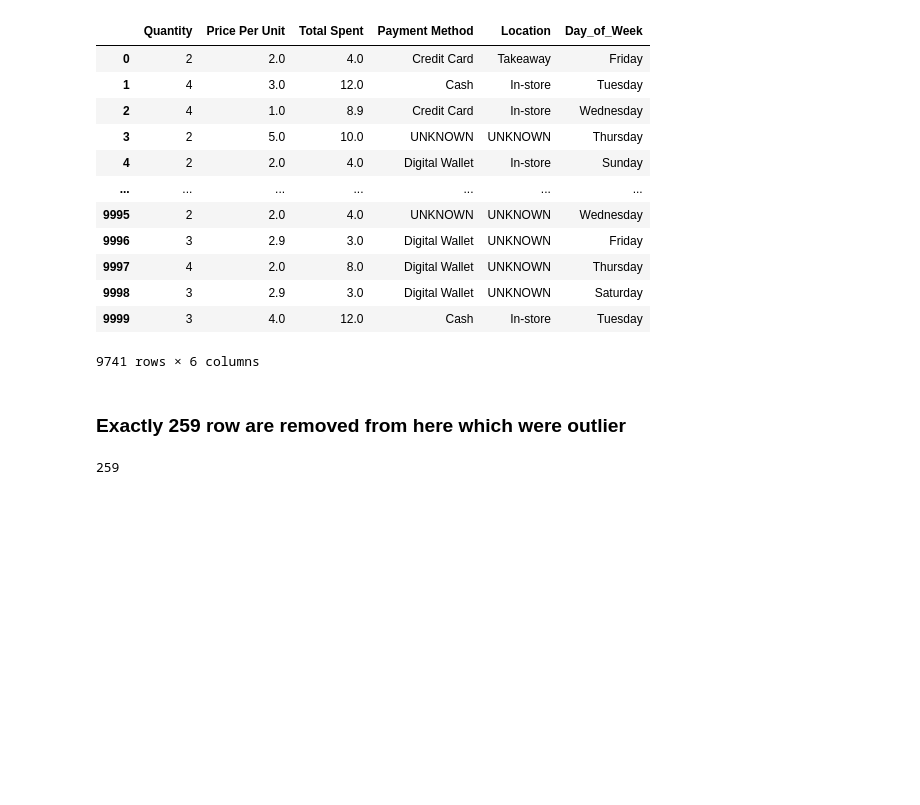
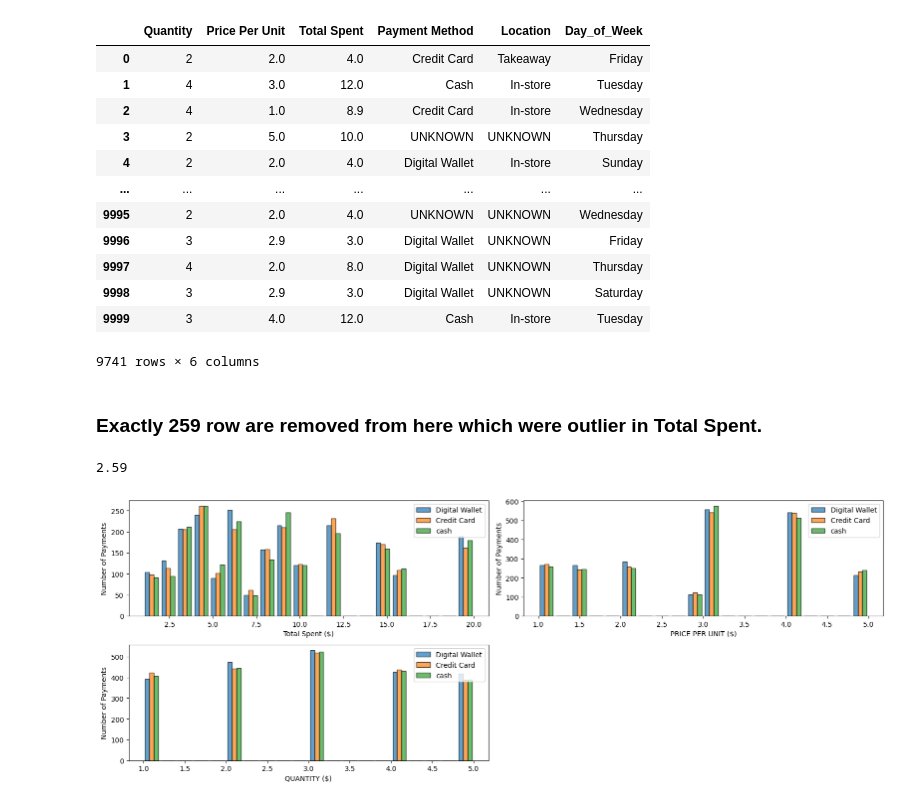
Before and after one commit to dewang002/EDA_Cafe, a Jupyter notebook: EDA_cafe_data.ipynb, the cells around one changed output. Saved outputs shown, nothing was run; the diff lists cells and outputs as text; code cells hidden in the pictures; blank space fills up the shorter version.

```diff
--- a/EDA_cafe_data.ipynb
+++ b/EDA_cafe_data.ipynb
@@ -178,8 +173,51 @@ df
 | 9999 | 3 | 4.0 | 12.0 | Cash | In-store | Tuesday |
 9741 rows × 6 columns
 # %% [markdown]
-### Exactly 259 row are removed from here which were outlier
+### Exactly 259 row are removed from here which were outlier in Total Spent.
 # %%
-10000 - len(df)
+259 /10000 *100
 # %% [output]
-259
+2.59
+# %%
+fig, ax = plt.subplots(2,2, figsize=(16,6))
+
+digital = df[df['Payment Method'] == 'Digital Wallet']['Total Spent']
+card = df[df['Payment Method'] == 'Credit Card']['Total Spent']
+cash = df[df['Payment Method'] == 'Cash']['Total Spent']
+
+digitalprice = df[df['Payment Method'] == 'Digital Wallet']['Price Per Unit']
+cardprice = df[df['Payment Method'] == 'Credit Card']['Price Per Unit']
+cashprice = df[df['Payment Method'] == 'Cash']['Price Per Unit']
+
+digitalQ = df[df['Payment Method'] == 'Digital Wallet']['Quantity']
+cardQ = df[df['Payment Method'] == 'Credit Card']['Quantity']
+cashQ = df[df['Payment Method'] == 'Cash']['Quantity']
+
+
+ax[0,0].hist([digital, card, cash], bins=20, stacked=False, alpha=0.7,
+        label=['Digital Wallet', 'Credit Card', 'cash'], edgecolor='black')
+
+ax[0,0].set_xlabel('Total Spent ($)')
+ax[0,0].set_ylabel('Number of Payments')
+ax[0,0].legend()
+
+ax[0,1].hist([digitalprice, cardprice, cashprice], bins=20, stacked=False, alpha=0.7,
+        label=['Digital Wallet', 'Credit Card', 'cash'], edgecolor='black')
+
+ax[0,1].set_xlabel('PRICE PER UNIT ($)')
+ax[0,1].set_ylabel('Number of Payments')
+ax[0,1].legend()
+
+ax[1,0].hist([digitalQ, cardQ, cashQ], bins=20, stacked=False, alpha=0.7,
+        label=['Digital Wallet', 'Credit Card', 'cash'], edgecolor='black')
+
+ax[1,0].set_xlabel('QUANTITY ($)')
+ax[1,0].set_ylabel('Number of Payments')
+ax[1,0].legend()
+
+ax[1,1].remove()
+
+plt.tight_layout()
+plt.show()
+# %% [output]
+[figure, added]
```
Also changed, not shown: parts of 8 cells of this notebook.
